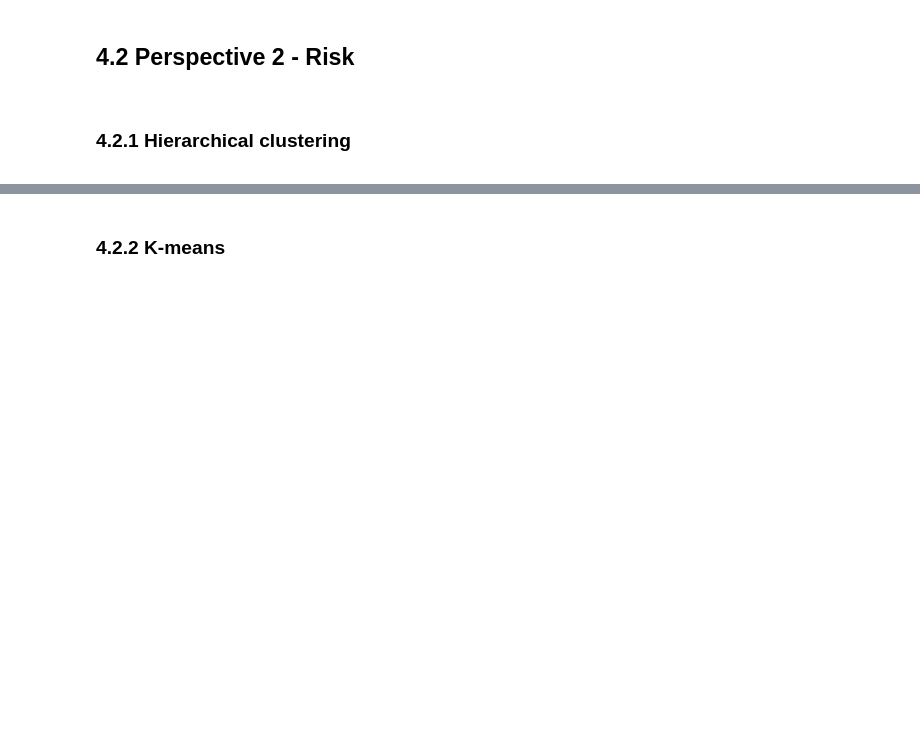
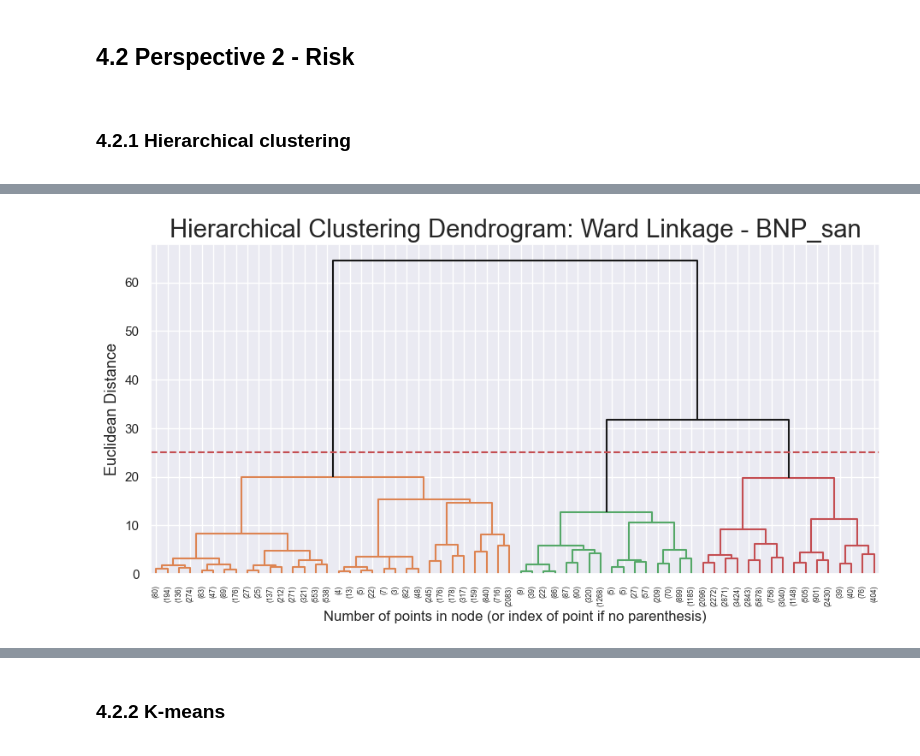
Before and after one commit to Alanog10/BNP-Paribas, a Jupyter notebook: Clustering.ipynb, the cells around one changed output, grey strips where cells are left out. Cells and saved outputs as stored; diff of their text form; code cells hidden in the pictures; blank space fills up the shorter version.

```diff
--- a/Clustering.ipynb
+++ b/Clustering.ipynb
@@ -2059,15 +2232,17 @@ linkage_matrix_san= linkage(risk_data_san, method="ward")
 # %%
 # plot the corresponding dendrogram
 sns.set()
 fig = plt.figure(figsize=(11,5))
-Y_THRESHOLD = 20
+Y_THRESHOLD = 25
 dendrogram(linkage_matrix_san, truncate_mode='level', p=5, color_threshold=Y_THRESHOLD, above_threshold_color='k')
 
 plt.hlines(Y_THRESHOLD, 0, 1000, colors="r", linestyles="dashed")
 plt.title(f'Hierarchical Clustering Dendrogram: Ward Linkage - BNP_san', fontsize=21)
 plt.xlabel('Number of points in node (or index of point if no parenthesis)')
 plt.ylabel(f'Euclidean Distance', fontsize=13)
 plt.show()
+# %% [output]
+[figure, added]
 # %%
 # 2 clusters
 
```
Also changed, not shown: parts of 58 cells of this notebook.
